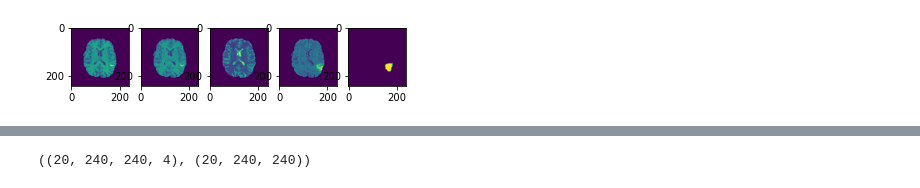
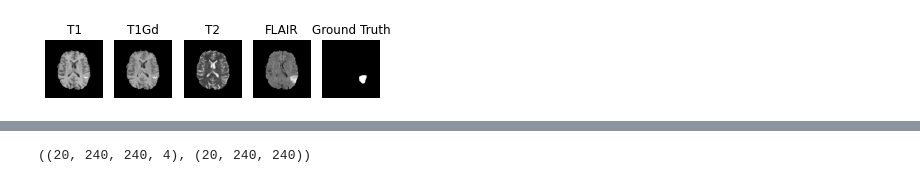
Before and after one commit to SidoShiro/BrainTumorsDetector-T34, a Jupyter notebook: BrainTumorsDetector.ipynb, the cells around one changed output, grey strips where cells are left out. Drawn from its saved outputs; the diff is of its cells as text; code cells hidden in the pictures.

Commit message:
Update BrainTumorsDetector Script

```diff
--- a/BrainTumorsDetector.ipynb
+++ b/BrainTumorsDetector.ipynb
@@ -24,20 +35,31 @@ test_data_x = np.memmap(PATH_TO_RESOURCES + "test_data_x.dat", mode='r',
 # %%
 def display(array_x, array_y, brain):
     plt.subplot(151)
-    plt.imshow(array_x[brain, :, :, 0])
+    plt.imshow(array_x[brain, :, :, 0], cmap='Greys_r')
+    plt.axis('off')
+    plt.title("T1")
     plt.subplot(152)
-    plt.imshow(array_x[brain, :, :, 1])
+    plt.imshow(array_x[brain, :, :, 1], cmap='Greys_r')
+    plt.axis('off')
+    plt.title("T1Gd")
     plt.subplot(153)
-    plt.imshow(array_x[brain, :, :, 2])
+    plt.imshow(array_x[brain, :, :, 2], cmap='Greys_r')
+    plt.axis('off')
+    plt.title("T2")
     plt.subplot(154)
-    plt.imshow(array_x[brain, :, :, 3])
+    plt.imshow(array_x[brain, :, :, 3], cmap='Greys_r')
+    plt.axis('off')
+    plt.title("FLAIR")
     plt.subplot(155)
-    plt.imshow(array_y[brain, :, :])
+    plt.imshow(array_y[brain, :, :], cmap='Greys_r')
+    plt.axis('off')
+    plt.title("Ground Truth")
     plt.show()
 
+
 display(train_data_x, train_data_y, 2)
 # %% [output]
-[figure, old version]
+[figure, new version]
 # %%
 nb_train_slices = 20
 # %%
```
Also changed, not shown: parts of 25 cells of this notebook.
